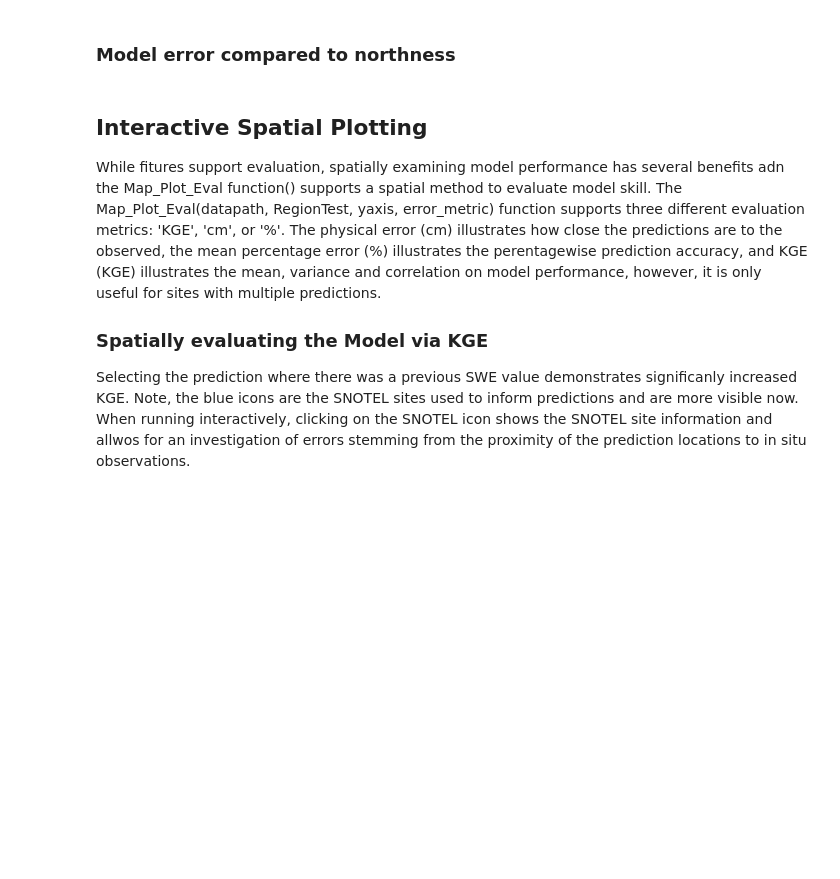
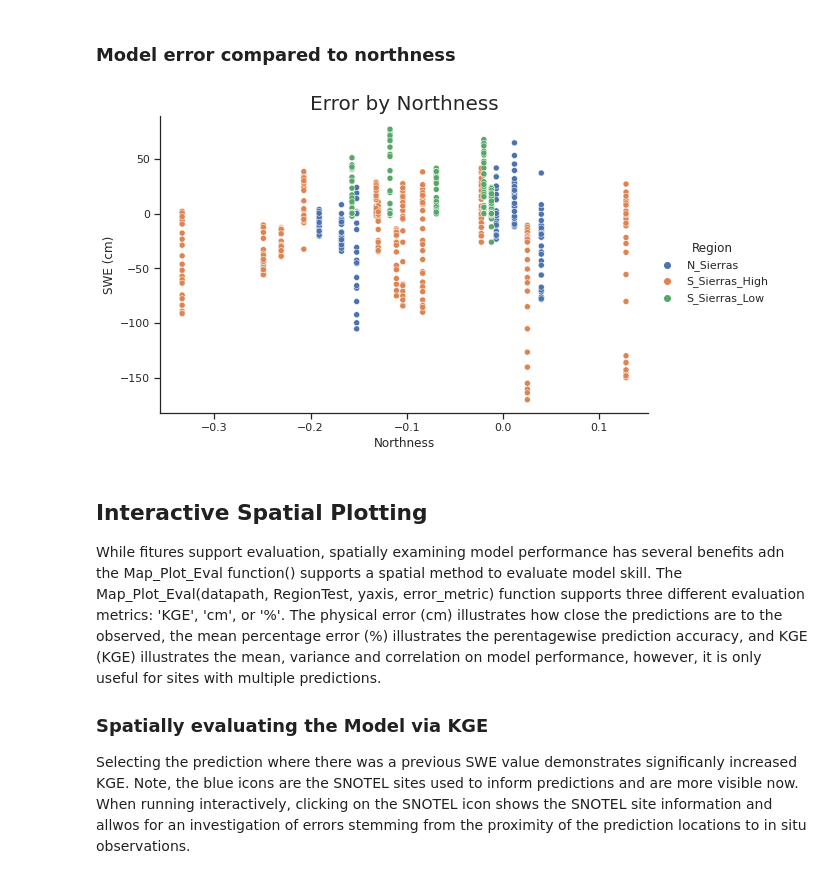
Before and after one commit to whitelightning450/SWEML, a Jupyter notebook: Model/LSTM/Hindcast_Evaluation.ipynb, the cells around one changed output. Saved outputs shown, nothing was run; the diff lists cells and outputs as text; code cells hidden in the pictures; blank space fills up the shorter version.

```diff
--- a/Model/LSTM/Hindcast_Evaluation.ipynb
+++ b/Model/LSTM/Hindcast_Evaluation.ipynb
@@ -114,7 +122,9 @@ SSWEET.Model_Vs(EvalDF,'elevation_m', 'Percent_Error', datapath)
 # %% [markdown]
 ### Model error  compared to northness
 # %%
-SSWEET.Model_Vs(EvalDF,'northness', 'Error', datapath)
+SSWEET.Model_Vs(EvalDF,'northness', 'Error')
+# %% [output]
+[figure, added]
 # %% [markdown]
 ## Interactive Spatial Plotting
 While fitures support evaluation, spatially examining model performance has several benefits adn the Map_Plot_Eval function() supports a spatial method to evaluate model skill.
```
Also changed, not shown: parts of 17 cells of this notebook, 1 other file.
